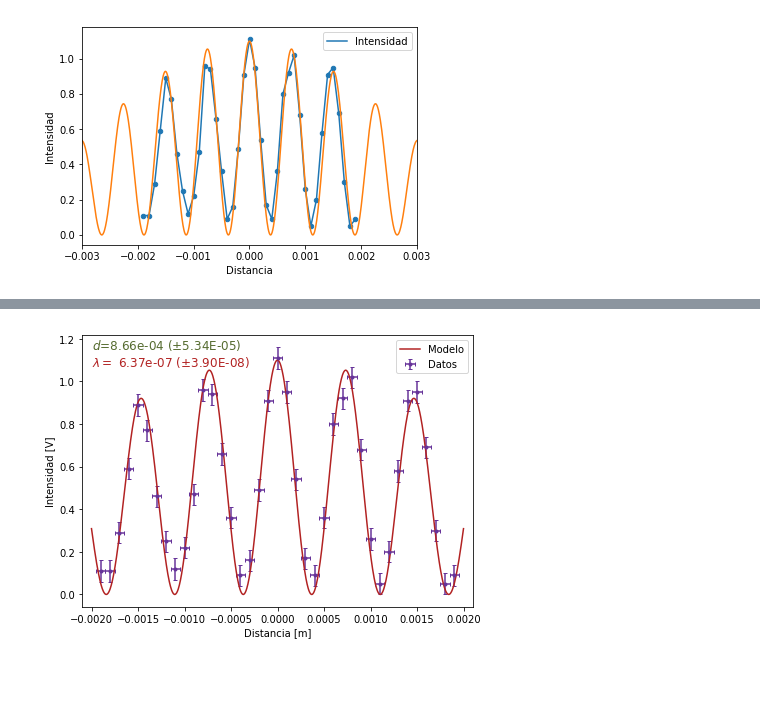
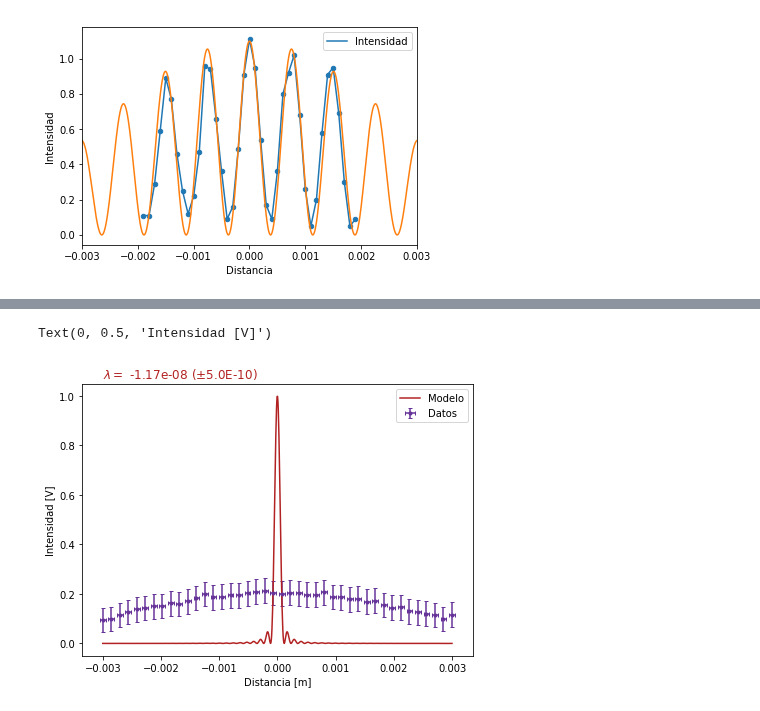
Before and after one commit to jamontanac/Laboratorio-Avanzado, a Jupyter notebook: Double_Slit/Laser_rojo.ipynb, the cells around one changed output, grey strips where cells are left out. Drawn from its saved outputs; the diff is of its cells as text; code cells hidden in the pictures; blank space fills up the shorter version.

Commit message:
laser rojo

```diff
--- a/Double_Slit/Laser_rojo.ipynb
+++ b/Double_Slit/Laser_rojo.ipynb
@@ -51,0 +96,18 @@ perr = np.sqrt(np.diag(pcov))
+# %%
+y_datos=np.linspace(-0.003,0.003,42)
+alpha=function_alpha(y_datos,637*10**(-9))
+#datos = 0.2*Intensidad_difraccion(alpha) + np.random.uniform(-0.03,0.03,len(Intensidad_difraccion(alpha)))
+datos = 0.22*Intensidad_difraccion(alpha) + np.abs(np.random.normal(0.0,0.01,len(Intensidad_difraccion(alpha))))
+#datos=np.random.choice(datos,size=41)
+# %%
+y=np.linspace(-0.003,0.003,1000)
+plt.errorbar(y_datos,datos,yerr=0.01/2.0 *np.ones(len(datos)),xerr=0.1/(2000)*np.ones(len(datos)),color="rebeccapurple",ms=3,capsize=2,label="Datos",fmt="o")
+#plt.plot(y_datos,datos)
+alpha=function_alpha(y,637*10**(-9))
+plt.plot(y,0.22*Intensidad_difraccion(alpha),color="r",label="Modelo")
+#plt.xlim(-0.004,0.004)
+plt.xlabel("Distancia [m]")
+plt.ylabel("Intensidad [V]")
+plt.legend(loc="best")
+plt.savefig("Intensidad_una_rojo.png")
+plt.show()
@@ -52,17 +116,22 @@ perr = np.sqrt(np.diag(pcov))
+# %%
+def modelo_diff(y_pos,wave_length):
+    alpha=np.pi*1*10**(-4)/(wave_length)*y_pos
+    return (np.sin(alpha)/alpha)**2
+# %%
+p0 = [670*10**(-9)]
+popt, pcov = curve_fit(modelo_diff, xdata=y_datos, ydata=datos, p0=p0,sigma=0.1/2.0 *np.ones(len(datos)),absolute_sigma= True)
+perr = np.sqrt(np.diag(pcov))
 # %%
 plt.figure(figsize=(7,5))
-y=np.linspace(-2.0/1000,2.0/1000,1000)
+y=np.linspace(-3.0/1000,3.0/1000,1000)
 #datos.plot("Distancia","Intensidad",kind="scatter",s=7,figsize=(7,5),c="k",xlim=(-2.1/1000,2.1/1000),ylim=(-0.05,1.3),yerr="Error",xerr="Error_x")
-plt.errorbar(datos.Distancia,datos.Intensidad,fmt="o",yerr=np.array(datos.Error),xerr=np.array(datos.Error_x),label="Datos",color="rebeccapurple",ms=3,capsize=2)
-plt.plot(y,modelo_interferencia(y,popt[0],popt[1]),label="Modelo",color="firebrick")
+plt.errorbar(y_datos,datos,fmt="o",yerr=0.1/2.0 *np.ones(len(datos)),xerr=0.1/(2000)*np.ones(len(datos)),label="Datos",color="rebeccapurple",ms=3,capsize=2)
+plt.plot(y,modelo_diff(y,popt[0]),label="Modelo",color="firebrick")
 plt.legend(loc="best")
-plt.text(np.min(y),1.15,r"$d$={:0.2e} ($\pm${:0.2E})".format(popt[0],perr[0]),fontsize=12,color="darkolivegreen")
-plt.text(np.min(y),1.2-0.13,r"$\lambda=$ {:0.2e} ($\pm${:0.2E})".format(popt[1],perr[1]),fontsize=12,color="firebrick")
+#plt.text(np.min(y),1.15,r"$a$={:0.2e} ($\pm${:0.1E})".format(popt[1],perr[1]),fontsize=12,color="darkolivegreen")
+plt.text(np.min(y),1.2-0.13,r"$\lambda=$ {:0.2e} ($\pm${:0.1E})".format(popt[0],perr[0]),fontsize=12,color="firebrick")
 plt.xlabel("Distancia [m]")
 plt.ylabel("Intensidad [V]")
-plt.xlim(-2.1/1000,2.1/1000)
-plt.ylim=(-0.05,3.5)
-plt.savefig("Figuras/Interferencia_laserrojo.png")
-plt.show()
 # %% [output]
+Text(0, 0.5, 'Intensidad [V]')
-[figure, old version]
+[figure, new version]
```
Also changed, not shown: parts of 8 cells of this notebook.
